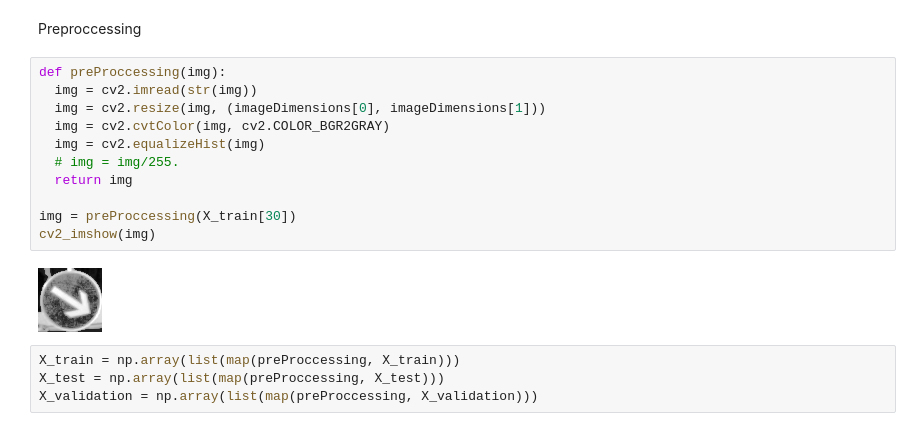
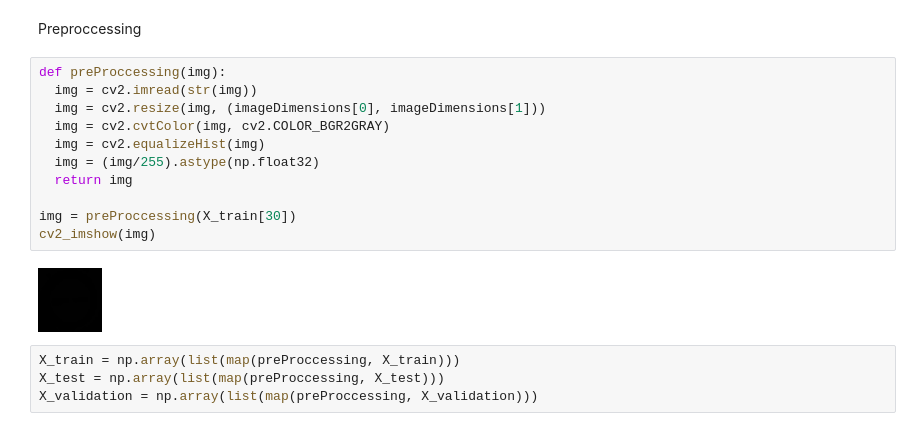
Before and after one commit to barisbaydur/German-Traffic-Sign-Detection, a Jupyter notebook: main.ipynb, the cells around one changed output. Cells and saved outputs as stored; diff of their text form.

```diff
--- a/main.ipynb
+++ b/main.ipynb
@@ -95,16 +95,16 @@ Preproccessing
 # %%
 def preProccessing(img):
   img = cv2.imread(str(img))
   img = cv2.resize(img, (imageDimensions[0], imageDimensions[1]))
   img = cv2.cvtColor(img, cv2.COLOR_BGR2GRAY)
   img = cv2.equalizeHist(img)
-  # img = img/255.
+  img = (img/255).astype(np.float32)
   return img
 
 img = preProccessing(X_train[30])
 cv2_imshow(img)
 # %% [output]
-[figure, old version]
+[figure, new version]
 # %%
 X_train = np.array(list(map(preProccessing, X_train)))
 X_test = np.array(list(map(preProccessing, X_test)))
```
Also changed, not shown: parts of 5 cells of this notebook.
